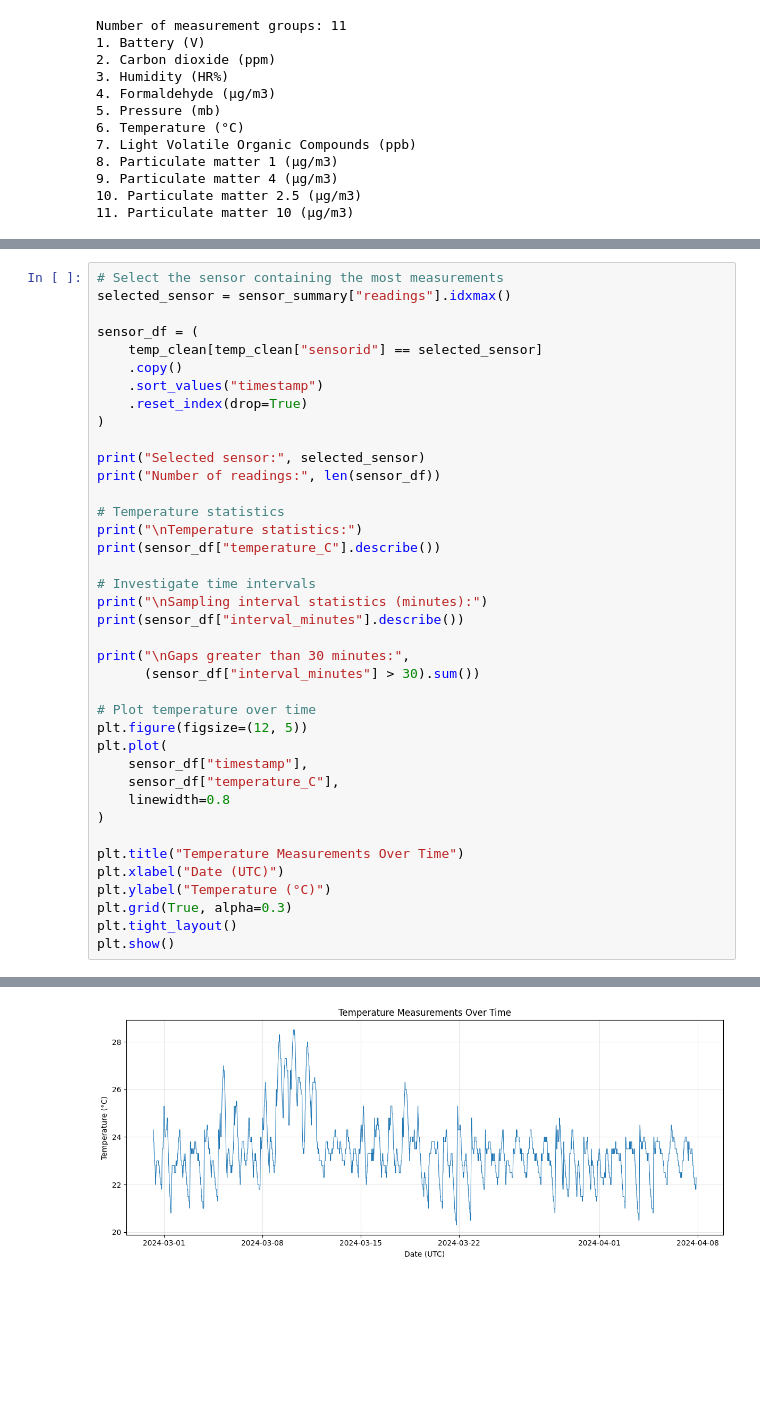
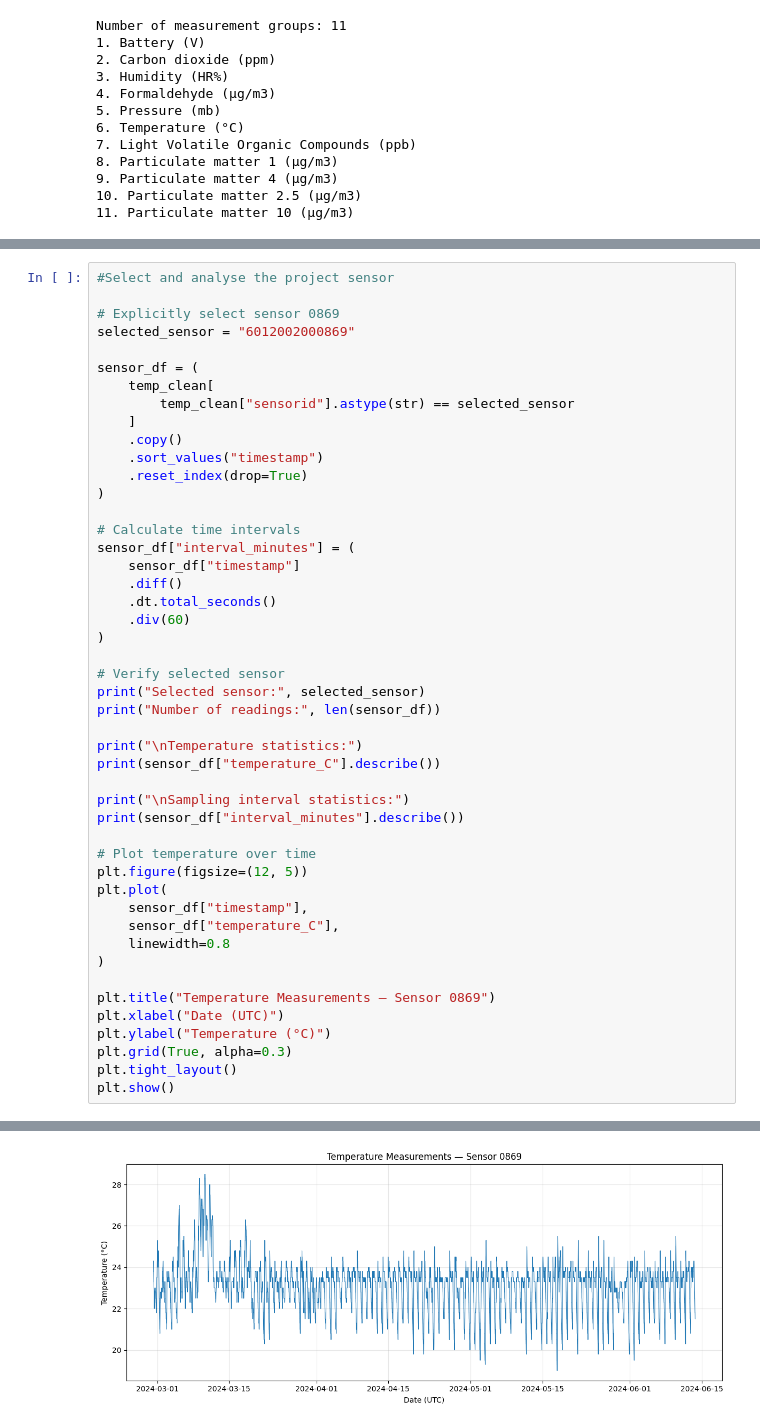
Before and after one commit to carolyndevadoss/MMA3001-Project, a Jupyter notebook: examples/MMA3001_Temperature_Prediction.ipynb, the cells around one changed output, grey strips where cells are left out. Cells and saved outputs as stored; diff of their text form; blank space fills up the shorter version.

```diff
--- a/examples/MMA3001_Temperature_Prediction.ipynb
+++ b/examples/MMA3001_Temperature_Prediction.ipynb
@@ -182,27 +183,35 @@ Readings after removing duplicates: 4851
 # %%
-# Select the sensor containing the most measurements
-selected_sensor = sensor_summary["readings"].idxmax()
+#Select and analyse the project sensor
+
+# Explicitly select sensor 0869
+selected_sensor = "6012002000869"
 
 sensor_df = (
-    temp_clean[temp_clean["sensorid"] == selected_sensor]
+    temp_clean[
+        temp_clean["sensorid"].astype(str) == selected_sensor
+    ]
     .copy()
     .sort_values("timestamp")
     .reset_index(drop=True)
 )
 
+# Calculate time intervals
+sensor_df["interval_minutes"] = (
+    sensor_df["timestamp"]
+    .diff()
+    .dt.total_seconds()
+    .div(60)
+)
+
+# Verify selected sensor
 print("Selected sensor:", selected_sensor)
 print("Number of readings:", len(sensor_df))
 
-# Temperature statistics
 print("\nTemperature statistics:")
 print(sensor_df["temperature_C"].describe())
 
-# Investigate time intervals
-print("\nSampling interval statistics (minutes):")
+print("\nSampling interval statistics:")
 print(sensor_df["interval_minutes"].describe())
-
-print("\nGaps greater than 30 minutes:",
-      (sensor_df["interval_minutes"] > 30).sum())
 
 # Plot temperature over time
 plt.figure(figsize=(12, 5))
@@ -212,7 +221,7 @@ plt.plot(
     linewidth=0.8
 )
 
-plt.title("Temperature Measurements Over Time")
+plt.title("Temperature Measurements — Sensor 0869")
 plt.xlabel("Date (UTC)")
 plt.ylabel("Temperature (°C)")
 plt.grid(True, alpha=0.3)
@@ -239,4 +248,4 @@ Gaps greater than 30 minutes: 0
-[figure, old version]
+[figure, new version]
 # %%
 intervals = sensor_df["interval_minutes"].dropna()
 
```
Also changed, not shown: parts of 20 cells of this notebook.
